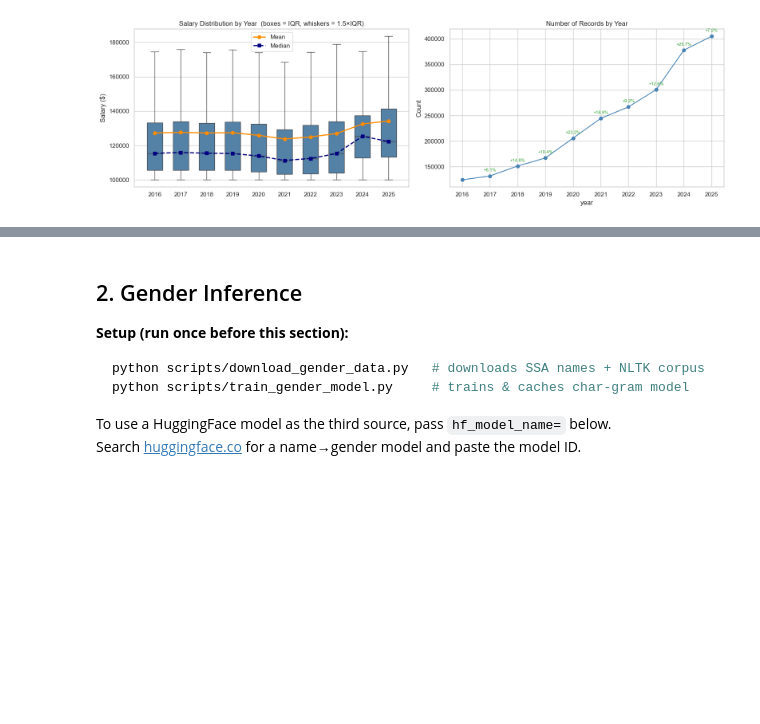
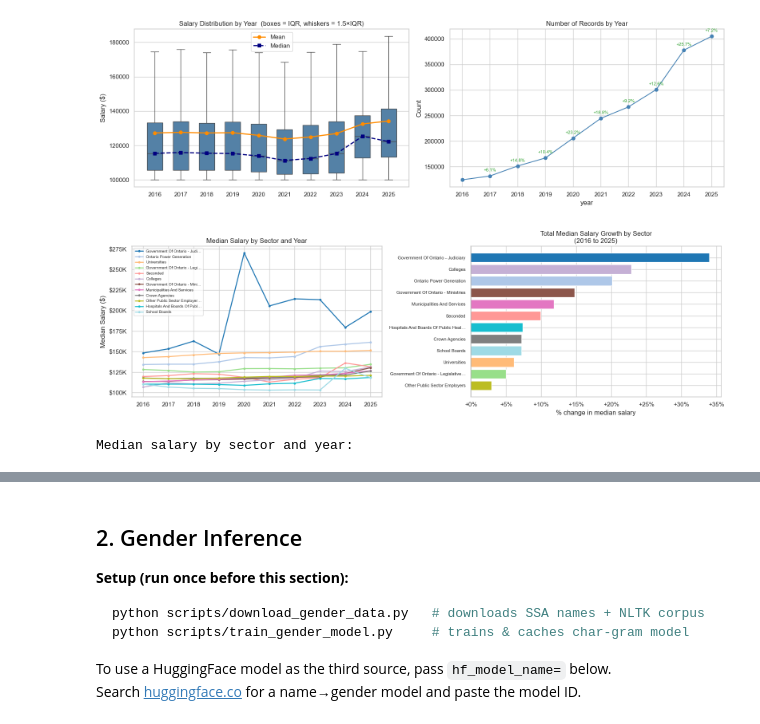
Before and after one commit to JesJH/ontario_sunshine_list_analysis, a Jupyter notebook: analysis.ipynb, the cells around one changed output, grey strips where cells are left out. Drawn from its saved outputs; the diff is of its cells as text; code cells hidden in the pictures; blank space fills up the shorter version.

```diff
--- a/analysis.ipynb
+++ b/analysis.ipynb
@@ -109,31 +109,34 @@ for i, sector in enumerate(sector_order):
                  marker="o", markersize=3, linewidth=1.8,
                  color=cmap(i), label=short)
 
 axes[0].set_title("Median Salary by Sector and Year")
 axes[0].set_ylabel("Median Salary ($)")
 axes[0].set_xticks(years)
 axes[0].set_xticklabels(years)
 axes[0].yaxis.set_major_formatter(plt.FuncFormatter(lambda v, _: f"${v/1000:.0f}K"))
 axes[0].legend(fontsize=7, loc="upper left", framealpha=0.7)
 
 growth_sorted = growth.sort_values(ascending=True)
 bar_colors = [cmap(sector_order.index(s)) for s in growth_sorted.index]
 axes[1].barh(
     [s[:35] + "…" if len(s) > 35 else s for s in growth_sorted.index],
     growth_sorted.values,
     color=bar_colors, edgecolor="white"
 )
 axes[1].axvline(0, color="black", linewidth=0.8)
 axes[1].set_title(f"Total Median Salary Growth by Sector\n({first_year} to {last_year})")
 axes[1].set_xlabel("% change in median salary")
 axes[1].xaxis.set_major_formatter(plt.FuncFormatter(lambda v, _: f"{v:+.0f}%"))
 axes[1].tick_params(axis="y", labelsize=8)
 
 plt.tight_layout()
 plt.show()
 
 print("Median salary by sector and year:\n")
 display(
-    sector_year.applymap(lambda v: f"${v/1000:.1f}K" if pd.notna(v) else "—")
+    sector_year.map(lambda v: f"${v/1000:.1f}K" if pd.notna(v) else "—")
     .assign(**{f"growth {first_year}-{last_year}": growth.map("{:+.1f}%".format)})
 )
+# %% [output]
+[figure, added]
+Median salary by sector and year:
```
Also changed, not shown: parts of 4 cells of this notebook.
